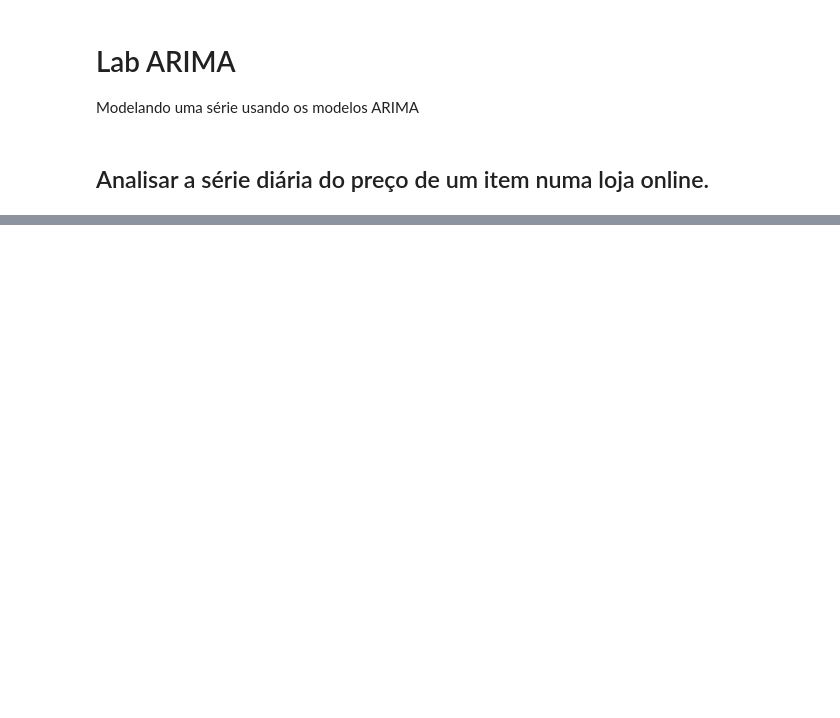
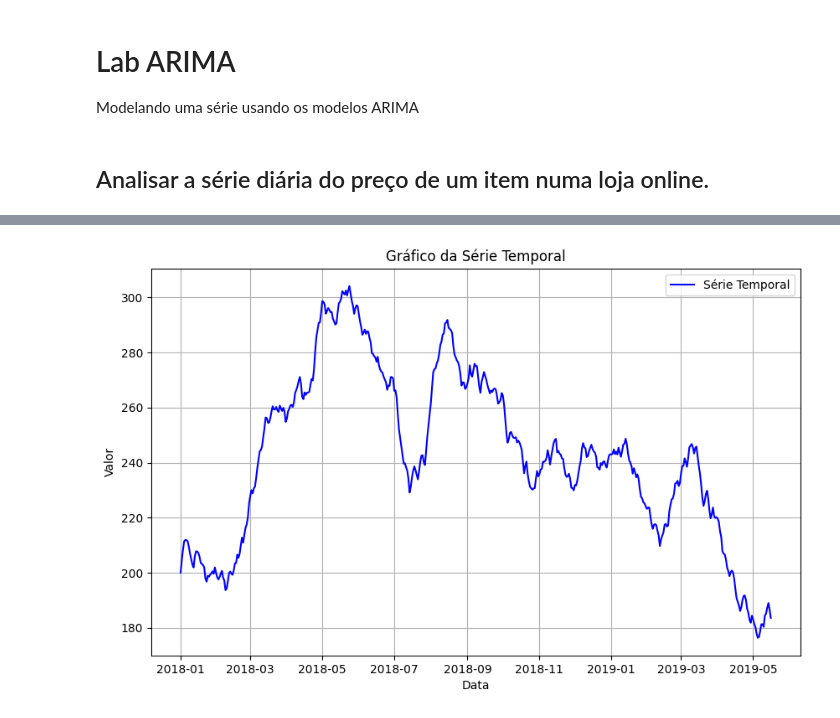
Before and after one commit to andvsilva/programming_school, a Jupyter notebook: notebooks/time-series/Lab_ARIMA_2023_2.ipynb, the cells around one changed output, grey strips where cells are left out. Cells and saved outputs as stored; diff of their text form; code cells hidden in the pictures; blank space fills up the shorter version.

```diff
--- a/notebooks/time-series/Lab_ARIMA_2023_2.ipynb
+++ b/notebooks/time-series/Lab_ARIMA_2023_2.ipynb
@@ -36,7 +38,6 @@ df1.head()
 # Arrumando as datas
 import matplotlib.dates as mdates
 
-index_dates1 = pd.date_range(start='/1/2018', end='/05/2019', freq='D')
+index_dates1 = pd.date_range(start='01/1/2018', end='16/5/2019', freq='D')
 df1.index=index_dates1
-
-df1.head()
+df1
@@ -45,3 +58,16 @@ df1.head()
+# %%
+# Graficar a série
+# Plotando a série temporal
+plt.figure(figsize=(10, 6))
+plt.plot(df1.index, df1['valor'], label='Série Temporal', color='blue')
+plt.title('Gráfico da Série Temporal')
+plt.xlabel('Data')
+plt.ylabel('Valor')
+plt.legend()
+plt.grid(True)
+plt.show()
+# %% [output]
+[figure, added]
 # %%
 # Ver a função ACF
 from statsmodels.graphics.tsaplots import plot_acf
```
Also changed, not shown: parts of 29 cells of this notebook, 1 other file.
